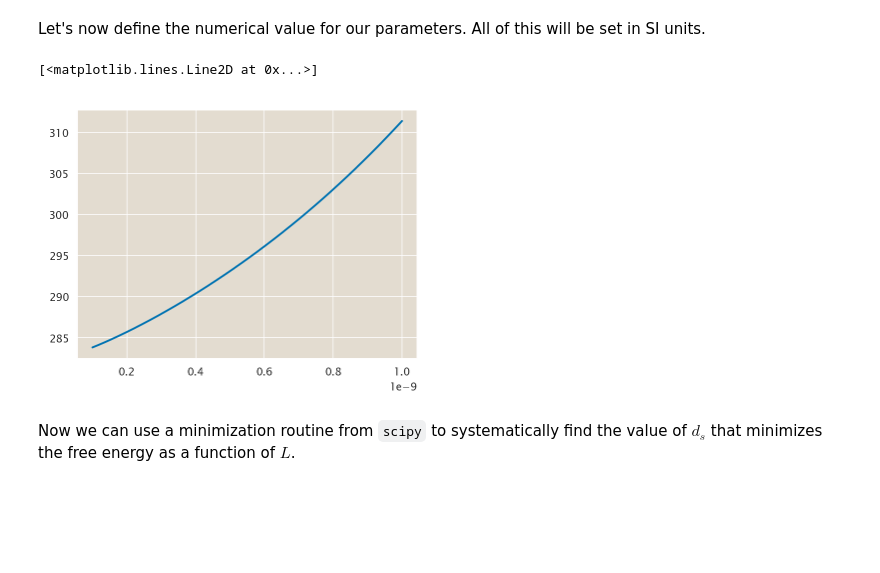
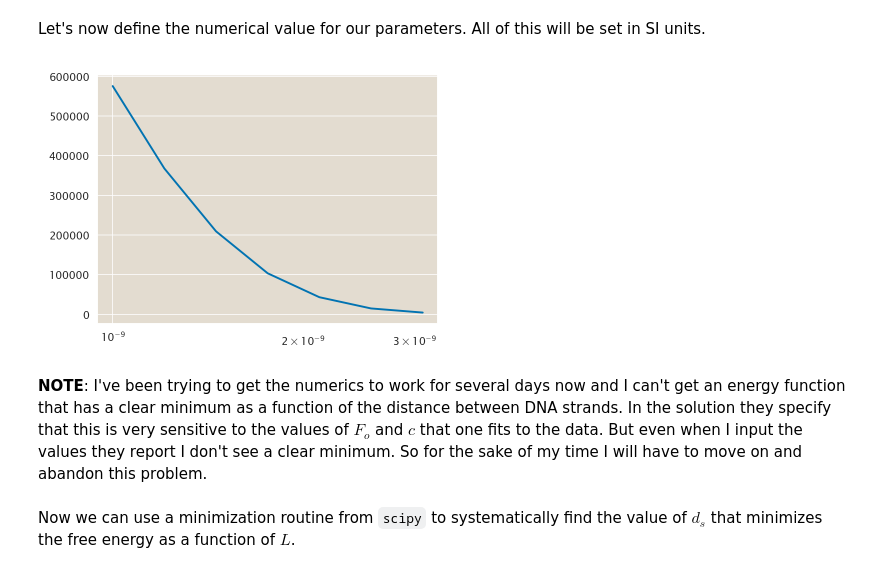
Before and after one commit to mrazomej/pboc, a Jupyter notebook: src/chapter_10.ipynb, the cells around one changed output. Saved outputs shown, nothing was run; the diff lists cells and outputs as text; code cells hidden in the pictures; blank space fills up the shorter version.

Commit message:
Quit chapter. Can't get numerics to work and its becoming a waste of time

```diff
--- a/src/chapter_10.ipynb
+++ b/src/chapter_10.ipynb
@@ -302,21 +302,29 @@ kbt = 4.1E-21  # pN nm -> Joules
 L = 19.3E3 * (1 / 3) * 1E-9  # bp->nm->m
 Rout = 50 / 2 * 1E-9  # nm->m
 
+# Option 1 listed in solution
+Fo = 7.8 * 1E-9 / (1E-9)**2
+c = 0.35E-9
+
+# Option 2 listed in solution
 # Fo = 226 * 1E-9 / (1E-9)**2
 # c = 0.27E-9
 # %%
-ds = np.linspace(1E-10, 1E-9, 2000)
+# ds = np.linspace(1E-10, 1E-9, 2000)
+ds = np.logspace(-9, -5)
 
 G = np.zeros_like(ds)
 
 param = (L, xi_p, Rout, kbt, Fo, c)
 for i, d in enumerate(ds):
     G[i] = G_virus(d, *param)
 
 plt.plot(ds, G / kbt)
+plt.xscale('log')
 # %% [output]
-[<matplotlib.lines.Line2D at 0x...>]
-[figure, old version]
+[figure, new version]
+# %% [markdown]
+**NOTE**: I've been trying to get the numerics to work for several days now and I can't get an energy function that has a clear minimum as a function of the distance between DNA strands. In the solution they specify that this is very sensitive to the values of $F_o$ and $c$ that one fits to the data. But even when I input the values they report I don't see a clear minimum. So for the sake of my time I will have to move on and abandon this problem.
 # %% [markdown]
 Now we can use a minimization routine from `scipy` to systematically find the value of $d_s$ that minimizes the free energy as a function of $L$.
 # %%
```
